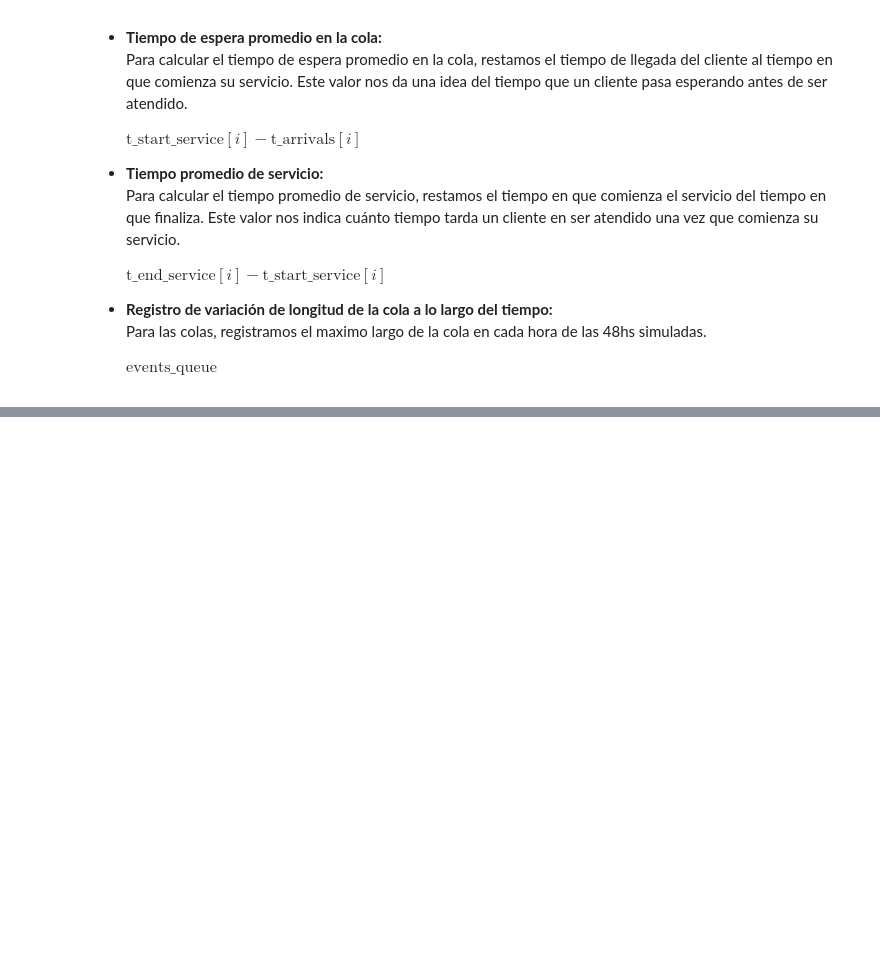
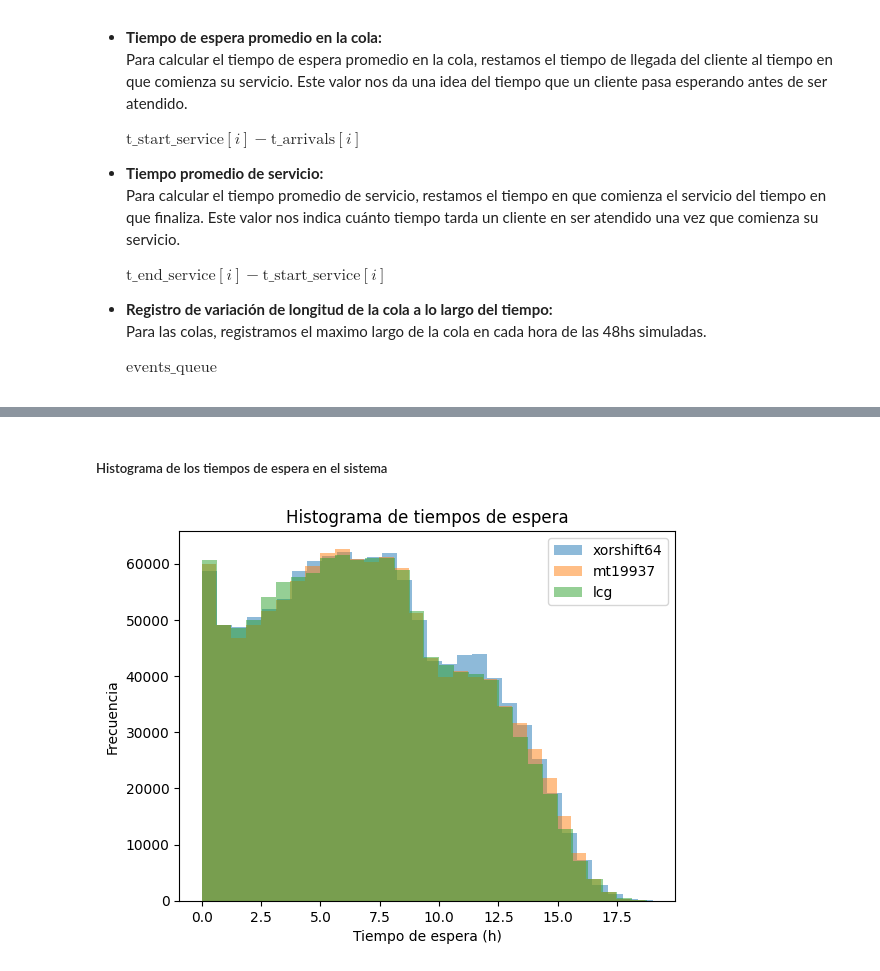
Before and after one commit to amtoledo/Trabajo-Especial-Modelos, a Jupyter notebook: Ludueña_Toledo_Trabajo_Especial_2025.ipynb, the cells around one changed output, grey strips where cells are left out. Cells and saved outputs as stored; diff of their text form; code cells hidden in the pictures; blank space fills up the shorter version.

```diff
--- a/Ludueña_Toledo_Trabajo_Especial_2025.ipynb
+++ b/Ludueña_Toledo_Trabajo_Especial_2025.ipynb
@@ -469,0 +319,16 @@ plt.show()
+# %% [markdown]
+##### Histograma de los tiempos de espera en el sistema
+# %%
+for gen_name, data in all_results.items():
+    waits = []
+    for t_arrival, t_start in zip(data["t_arrival"], data["t_start"]):
+        waits.extend(np.array(t_start) - np.array(t_arrival[:len(t_start)]))
+    plt.hist(waits, bins=30, alpha=0.5, label=gen_name)
+
+plt.xlabel("Tiempo de espera (h)")
+plt.ylabel("Frecuencia")
+plt.title("Histograma de tiempos de espera")
+plt.legend()
+plt.show()
+# %% [output]
+[figure, added]
```
Also changed, not shown: parts of 22 cells of this notebook, 2 other files.
